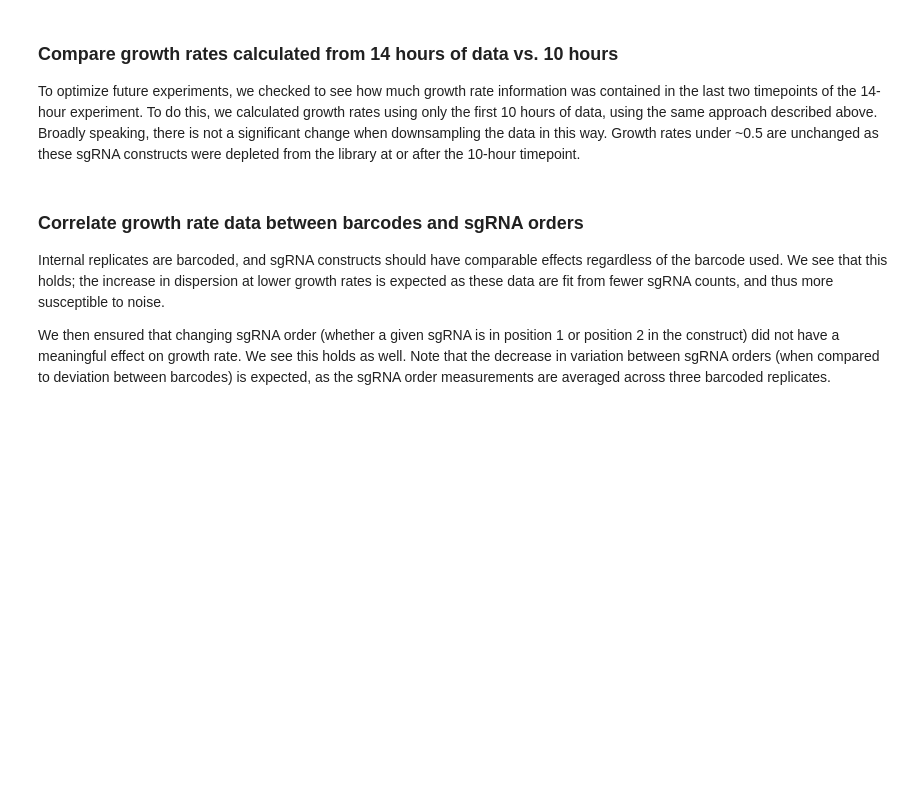
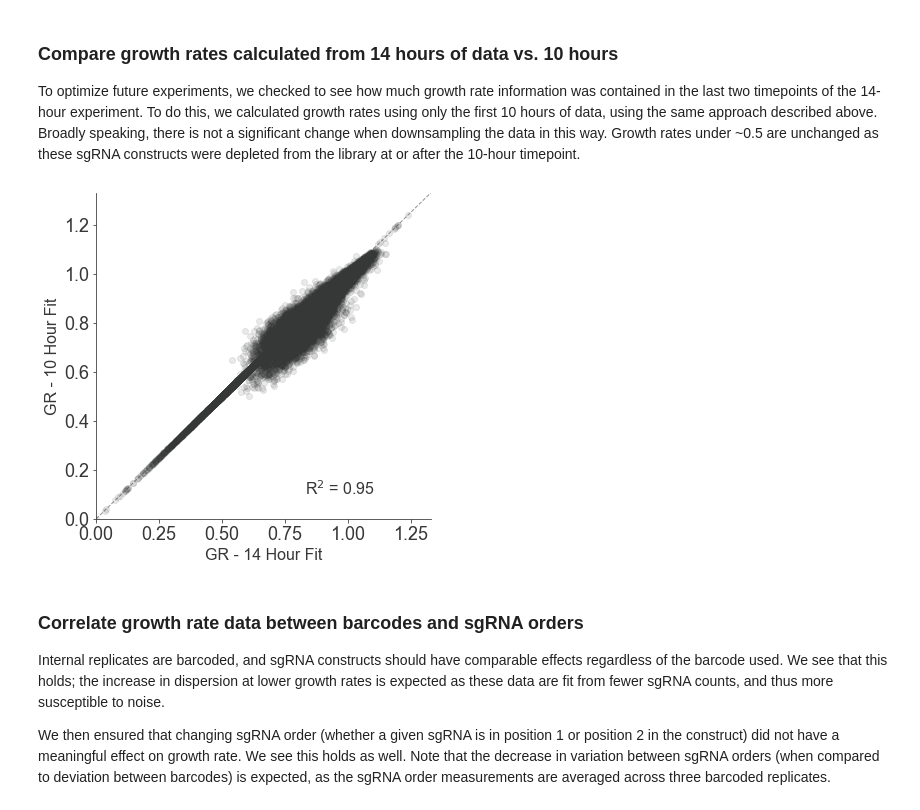
Before and after one commit to reynoldsk/ContinuousEpistasis, a Jupyter notebook: 3_Pairwise_Growth_Rates.ipynb, the cells around one changed output. Cells and saved outputs as stored; diff of their text form; code cells hidden in the pictures; blank space fills up the shorter version.

```diff
--- a/3_Pairwise_Growth_Rates.ipynb
+++ b/3_Pairwise_Growth_Rates.ipynb
@@ -245,15 +291,17 @@ for BC in BC_list:
 # %%
 full_gr, short_gr = [], []
 for BC in BC_list:
     for sgRNA1 in sgRNA_list:
         for sgRNA2 in sgRNA_list:
             if ~np.isnan(growth_dict_BC[BC].loc[sgRNA1, sgRNA2]) and \
                ~np.isnan(growth_dict_BC_10[BC].loc[sgRNA1, sgRNA2]):  # Ensure both values are present
                 full_gr.append(growth_dict_BC[BC].loc[sgRNA1, sgRNA2])
                 short_gr.append(growth_dict_BC_10[BC].loc[sgRNA1, sgRNA2])
 full_gr = (full_gr-min(full_gr)) / abs(min(full_gr))  # Rescale
 short_gr = (short_gr-min(short_gr)) / abs(min(short_gr))  # Rescale
-plot_correlation(short_gr, full_gr, 'GR - 14 Hour Fit', 'GR - 10 Hour Fit', 0, 1.33, 'FigS13', figure_path)
+plot_correlation(short_gr, full_gr, 'GR - 14 Hour Fit', 'GR - 10 Hour Fit', 0, 1.33)
+# %% [output]
+[figure, added]
 # %% [markdown]
 ### Correlate growth rate data between barcodes and sgRNA orders
 
```
Also changed, not shown: parts of 21 cells of this notebook, 37 other files.
